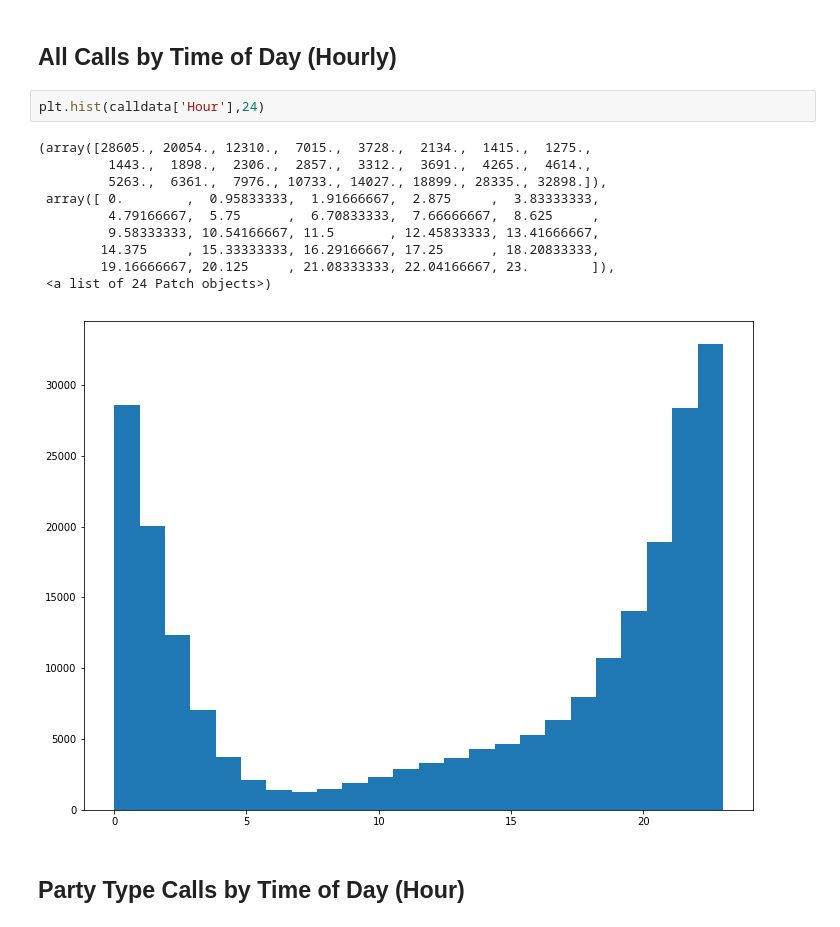
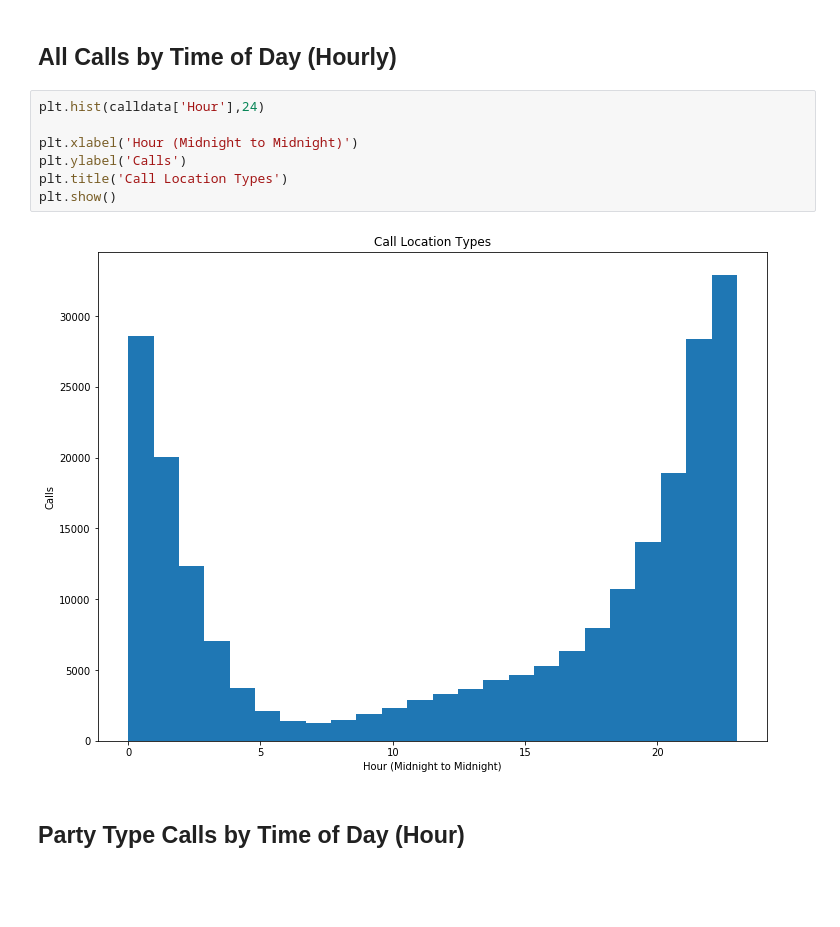
Before and after one commit to TrifectaIII/Data-Science-Final, a Jupyter notebook: DataScienceFinal.ipynb, the cells around one changed output. Drawn from its saved outputs; the diff is of its cells as text; blank space fills up the shorter version.

```diff
--- a/DataScienceFinal.ipynb
+++ b/DataScienceFinal.ipynb
@@ -234,19 +224,15 @@ Text(0.5,1,'Call Location Types')
 [figure]
 # %% [markdown]
 ## All Calls by Time of Day (Hourly)
-# %%
-plt.hist(calldata['Hour'],24)
-# %% [output]
-(array([28605., 20054., 12310.,  7015.,  3728.,  2134.,  1415.,  1275.,
-         1443.,  1898.,  2306.,  2857.,  3312.,  3691.,  4265.,  4614.,
-         5263.,  6361.,  7976., 10733., 14027., 18899., 28335., 32898.]),
- array([ 0.        ,  0.95833333,  1.91666667,  2.875     ,  3.83333333,
-         4.79166667,  5.75      ,  6.70833333,  7.66666667,  8.625     ,
-         9.58333333, 10.54166667, 11.5       , 12.45833333, 13.41666667,
-        14.375     , 15.33333333, 16.29166667, 17.25      , 18.20833333,
-        19.16666667, 20.125     , 21.08333333, 22.04166667, 23.        ]),
- <a list of 24 Patch objects>)
-[figure, removed]
+# %%
+plt.hist(calldata['Hour'],24)
+
+plt.xlabel('Hour (Midnight to Midnight)')
+plt.ylabel('Calls')
+plt.title('Call Location Types')
+plt.show()
+# %% [output]
+[figure, added]
 # %% [markdown]
 ## Party Type Calls by Time of Day (Hour)
 # %%
```
Also changed, not shown: parts of 15 cells of this notebook.
